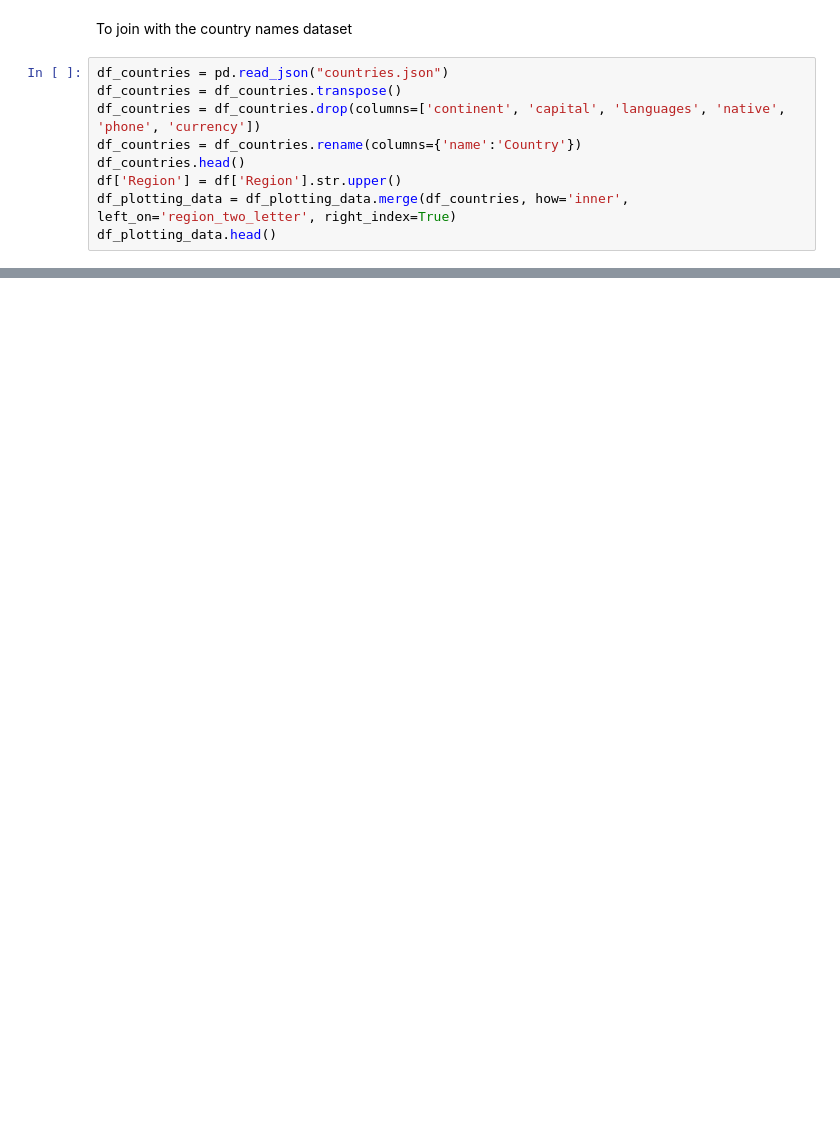
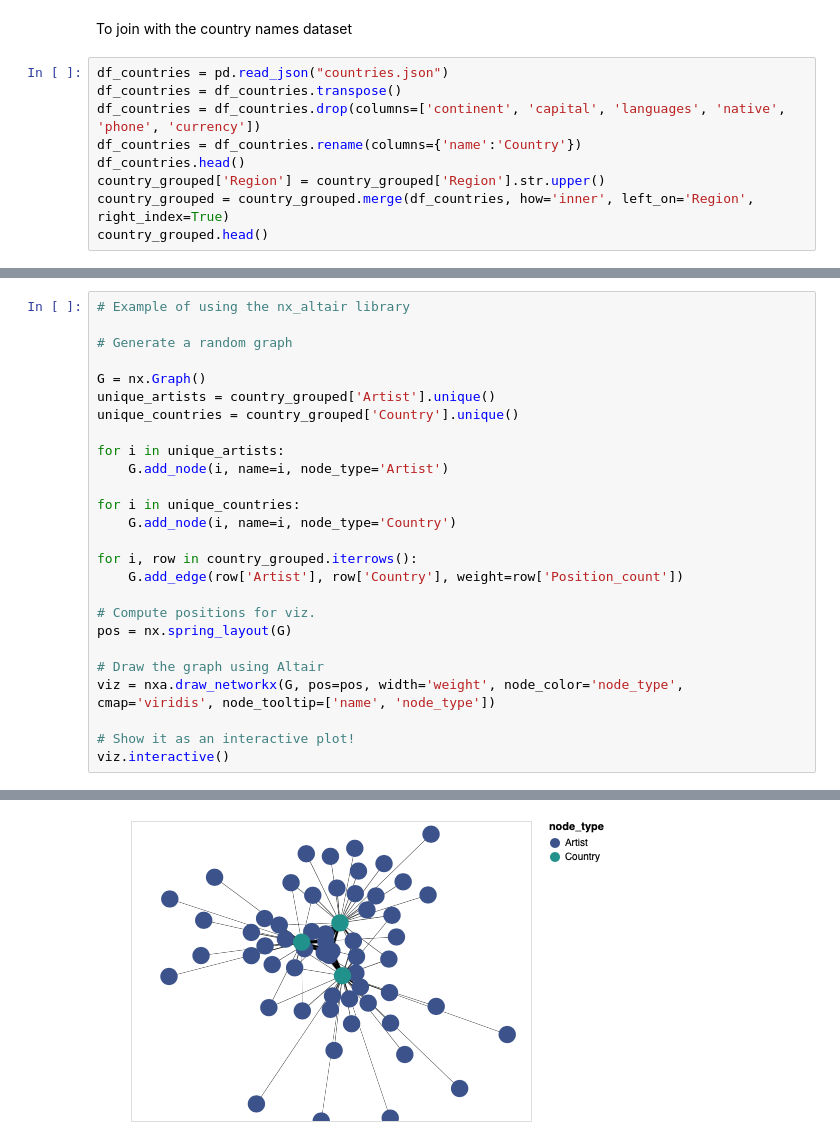
Before and after one commit to gurus848/COMP4462_Project, a Jupyter notebook: Task_4/Viz_1/Task_4_Viz_1_Node_Link.ipynb, the cells around one changed output, grey strips where cells are left out. Cells and saved outputs as stored; diff of their text form; blank space fills up the shorter version.

```diff
--- a/Task_4/Viz_1/Task_4_Viz_1_Node_Link.ipynb
+++ b/Task_4/Viz_1/Task_4_Viz_1_Node_Link.ipynb
@@ -51,6 +53,6 @@ df_countries = df_countries.transpose()
 df_countries = df_countries.drop(columns=['continent', 'capital', 'languages', 'native', 'phone', 'currency'])
 df_countries = df_countries.rename(columns={'name':'Country'})
 df_countries.head()
-df['Region'] = df['Region'].str.upper()
-df_plotting_data = df_plotting_data.merge(df_countries, how='inner', left_on='region_two_letter', right_index=True)
-df_plotting_data.head()
+country_grouped['Region'] = country_grouped['Region'].str.upper()
+country_grouped = country_grouped.merge(df_countries, how='inner', left_on='Region', right_index=True)
+country_grouped.head()
@@ -56,0 +66,27 @@ df_plotting_data.head()
+# %%
+# Example of using the nx_altair library
+
+# Generate a random graph
+
+G = nx.Graph()
+unique_artists = country_grouped['Artist'].unique()
+unique_countries = country_grouped['Country'].unique()
+
+for i in unique_artists:
+    G.add_node(i, name=i, node_type='Artist')
+
+for i in unique_countries:
+    G.add_node(i, name=i, node_type='Country')
+
+for i, row in country_grouped.iterrows():
+    G.add_edge(row['Artist'], row['Country'], weight=row['Position_count'])
+
+# Compute positions for viz.
+pos = nx.spring_layout(G)
+
+# Draw the graph using Altair
+viz = nxa.draw_networkx(G, pos=pos, width='weight', node_color='node_type', cmap='viridis', node_tooltip=['name', 'node_type'])
+
+# Show it as an interactive plot!
+viz.interactive()
+# %% [output]
@@ -57,3 +94,4 @@ df_plotting_data.head()
+[figure, added]
 # %%
 # Example of using the nx_altair library
 
```
Also changed, not shown: parts of 4 cells of this notebook, 1 other file.
